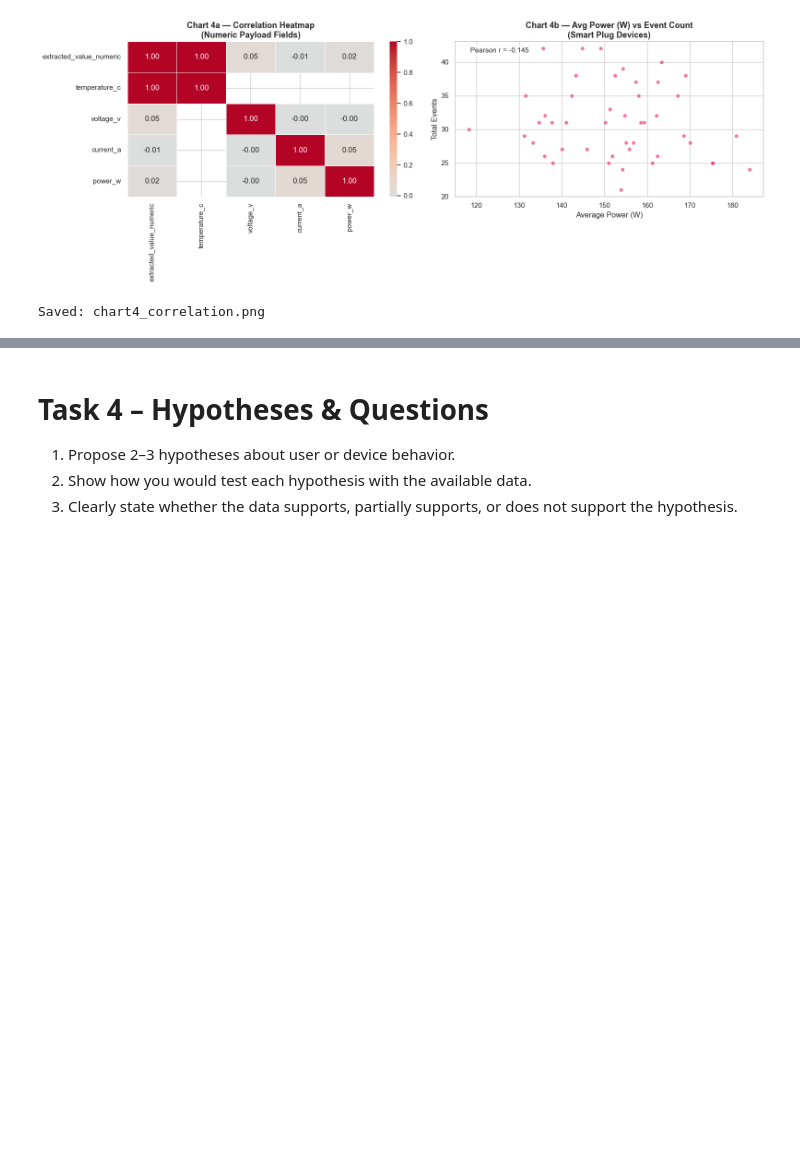
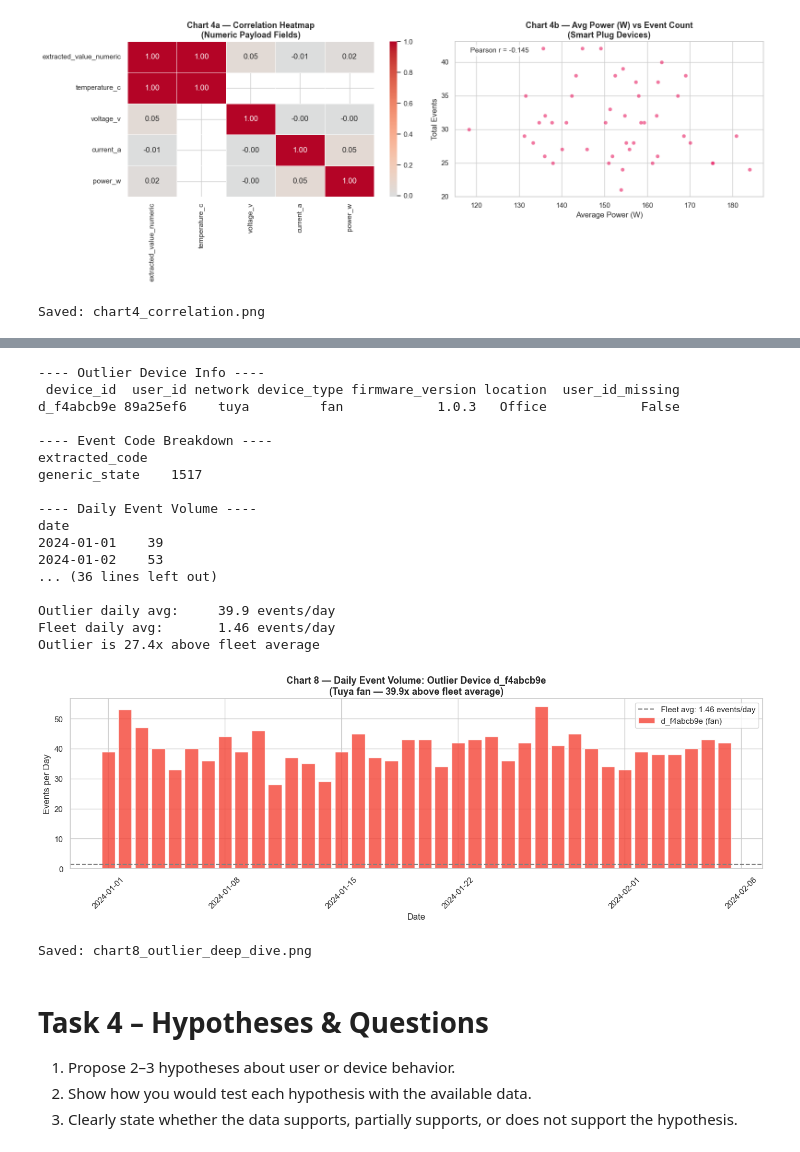
Before and after one commit to mbobat1/data-analysis-assessment, a Jupyter notebook: notebooks/analysis.ipynb, the cells around one changed output, grey strips where cells are left out. Drawn from its saved outputs; the diff is of its cells as text; code cells hidden in the pictures; blank space fills up the shorter version.

```diff
--- a/notebooks/analysis.ipynb
+++ b/notebooks/analysis.ipynb
@@ -559,3 +926,80 @@ Saved: chart4_correlation.png
+# %%
+# Chart 8 — Outlier Deep Dive
+outlier_id = df_outliers["device_id"].iloc[0]
+outlier_events = df_merged[df_merged["device_id"] == outlier_id].copy()
+
+# Device info
+print("---- Outlier Device Info ----")
+print(df_devices[df_devices["device_id"] == outlier_id].to_string(index=False))
+
+# Event breakdown
+print("\n---- Event Code Breakdown ----")
+print(outlier_events["extracted_code"].value_counts().to_string())
+
+# Daily event volume
+print("\n---- Daily Event Volume ----")
+print(outlier_events.groupby("date").size().to_string())
+
+# Compare to fleet average
+avg_events_per_day = df_clean["avg_daily_events"].mean()
+outlier_daily_avg = outlier_events.groupby("date").size().mean()
+print(f"\nOutlier daily avg:     {outlier_daily_avg:.1f} events/day")
+print(f"Fleet daily avg:       {avg_events_per_day:.2f} events/day")
+print(f"Outlier is {outlier_daily_avg / avg_events_per_day:.1f}x above fleet average")
+
+# Plot daily volume vs fleet average
+daily_outlier = outlier_events.groupby("date").size().reset_index(name="count")
+
+fig, ax = plt.subplots(figsize=(14, 5))
+ax.bar(
+    pd.to_datetime(daily_outlier["date"]),
+    daily_outlier["count"],
+    color="#F44336",
+    alpha=0.8,
+    label=f"{outlier_id} (fan)",
+)
+ax.axhline(
+    avg_events_per_day,
+    color="gray",
+    linestyle="--",
+    linewidth=1.5,
+    label=f"Fleet avg: {avg_events_per_day:.2f} events/day",
+)
+ax.set_title(
+    f"Chart 8 — Daily Event Volume: Outlier Device {outlier_id}\n"
+    f"(Tuya fan — {outlier_daily_avg:.1f}x above fleet average)",
+    fontsize=13,
+    fontweight="bold",
+)
+ax.set_xlabel("Date")
+ax.set_ylabel("Events per Day")
+ax.tick_params(axis="x", rotation=45)
+ax.legend()
+
+plt.tight_layout()
+plt.savefig("../charts/chart8_outlier_deep_dive.png", dpi=150, bbox_inches="tight")
+plt.show()
+print("Saved: chart8_outlier_deep_dive.png")
+# %% [output]
+---- Outlier Device Info ----
+ device_id  user_id network device_type firmware_version location  user_id_missing
+d_f4abcb9e 89a25ef6    tuya         fan            1.0.3   Office            False
+
+---- Event Code Breakdown ----
+extracted_code
+generic_state    1517
+
+---- Daily Event Volume ----
+date
+2024-01-01    39
+2024-01-02    53
+... (36 lines left out)
+
+Outlier daily avg:     39.9 events/day
+Fleet daily avg:       1.46 events/day
+Outlier is 27.4x above fleet average
+[figure, added]
+Saved: chart8_outlier_deep_dive.png
 # %% [markdown]
 # Task 4 – Hypotheses & Questions
 
```
Also changed, not shown: parts of 8 cells of this notebook, 6 other files.
